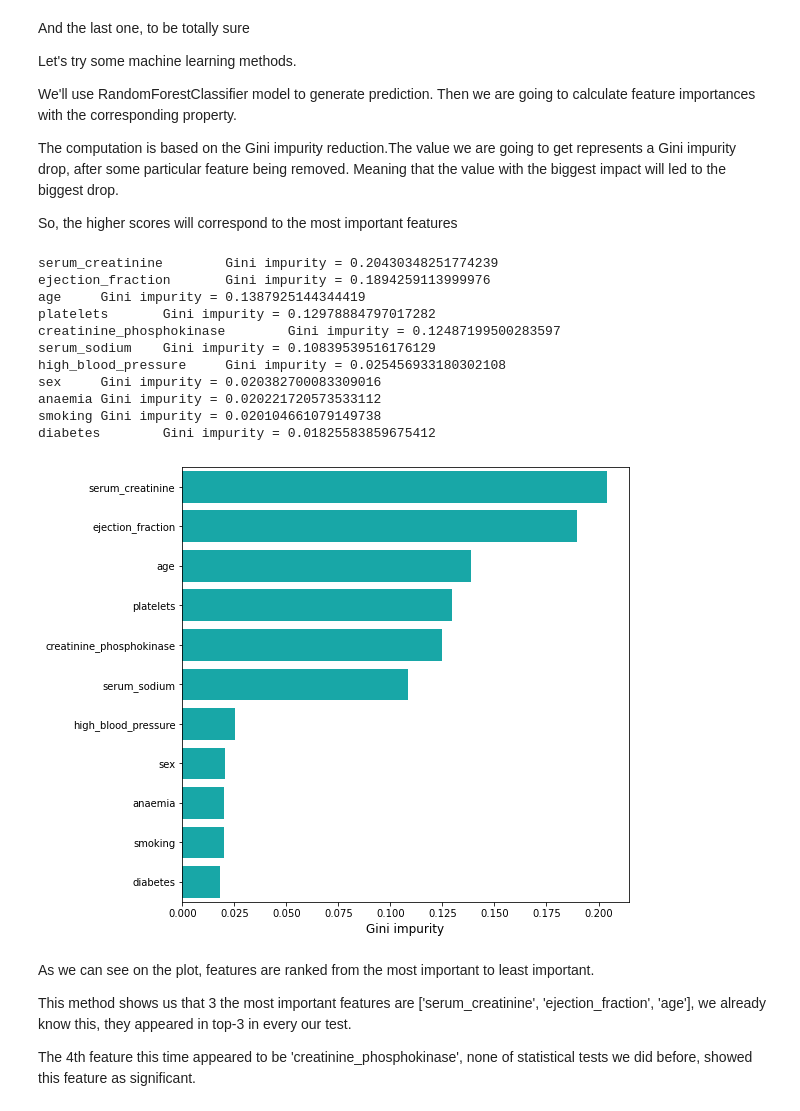
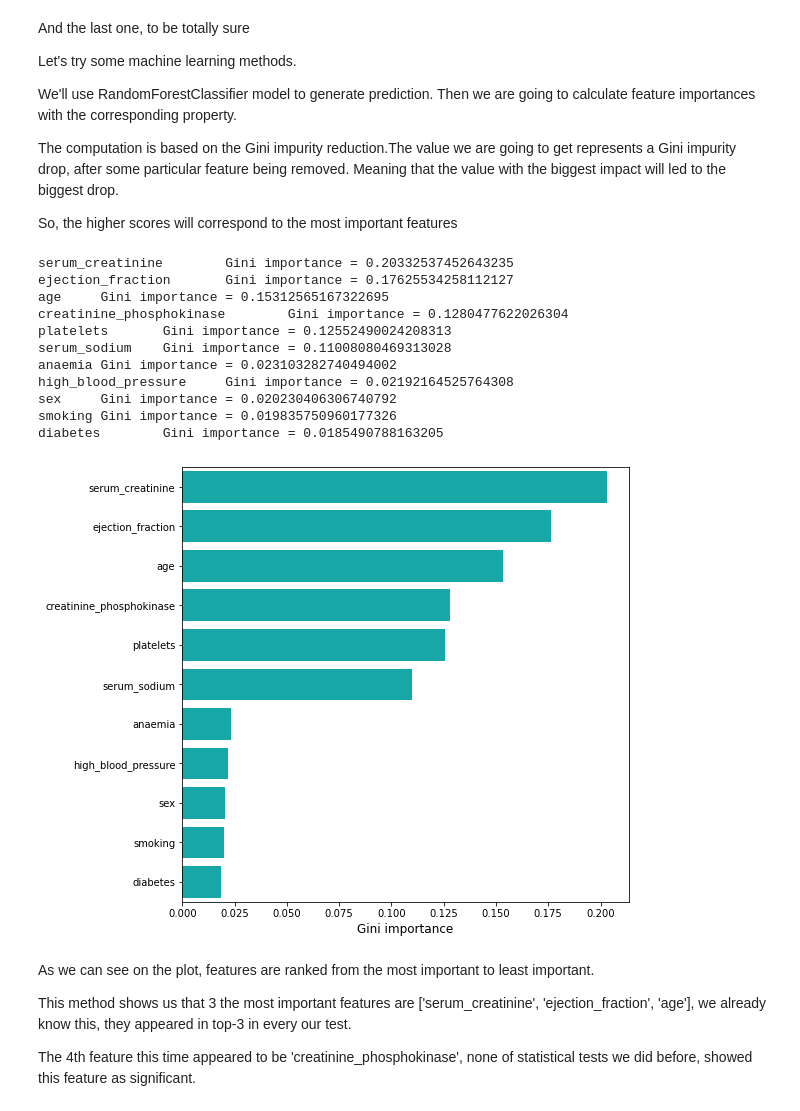
Before and after one commit to nazavr322/heart-failure-prediction, a Jupyter notebook: test.ipynb, the cells around one changed output. Drawn from its saved outputs; the diff is of its cells as text; code cells hidden in the pictures.

```diff
--- a/test.ipynb
+++ b/test.ipynb
@@ -233,31 +240,34 @@ So, the higher scores will correspond to the most important features
 # %%
 X = df.drop('DEATH_EVENT', axis=1)
 y = df['DEATH_EVENT']
+
 model = RandomForestClassifier()
 model.fit(X, y)
 importance = model.feature_importances_
-imp_dict = {v:df.columns[i] for i, v in enumerate(importance)}
-imp_dict = {imp_dict[imp]:imp for imp in sorted(imp_dict, reverse=True)}
-for key in imp_dict:
-    print(f'{key}\tGini impurity = {imp_dict[key]}')
+
+imp_dict = {imp:df.columns[col_idx] for col_idx, imp in enumerate(importance)}
+imp_dict = dict(sorted(imp_dict.items(), reverse=True))
+
+for imp, column in imp_dict.items():
+    print(f'{column}\tGini importance = {imp}')
 # %% [output]
-serum_creatinine        Gini impurity = 0.20430348251774239
-ejection_fraction       Gini impurity = 0.1894259113999976
-age     Gini impurity = 0.1387925144344419
-platelets       Gini impurity = 0.12978884797017282
-creatinine_phosphokinase        Gini impurity = 0.12487199500283597
-serum_sodium    Gini impurity = 0.10839539516176129
-high_blood_pressure     Gini impurity = 0.025456933180302108
-sex     Gini impurity = 0.020382700083309016
-anaemia Gini impurity = 0.020221720573533112
-smoking Gini impurity = 0.020104661079149738
-diabetes        Gini impurity = 0.01825583859675412
+serum_creatinine        Gini importance = 0.20332537452643235
+ejection_fraction       Gini importance = 0.17625534258112127
+age     Gini importance = 0.15312565167322695
+creatinine_phosphokinase        Gini importance = 0.1280477622026304
+platelets       Gini importance = 0.12552490024208313
+serum_sodium    Gini importance = 0.11008080469313028
+anaemia Gini importance = 0.023103282740494002
+high_blood_pressure     Gini importance = 0.02192164525764308
+sex     Gini importance = 0.020230406306740792
+smoking Gini importance = 0.019835750960177326
+diabetes        Gini importance = 0.0185490788163205
 # %%
 plt.figure(figsize=(8, 8), )
-ax = sns.barplot(x=list(imp_dict.values()), y=list(imp_dict), color='c')
-ax.set_xlabel('Gini impurity', fontsize='large') ;
+ax = sns.barplot(x=list(imp_dict), y=list(imp_dict.values()), color='c')
+ax.set_xlabel('Gini importance', fontsize='large') ;
 # %% [output]
-[figure, old version]
+[figure, new version]
 # %% [markdown]
 As we can see on the plot, features are ranked from the most important to least important.
 
```
Also changed, not shown: parts of 9 cells of this notebook.
